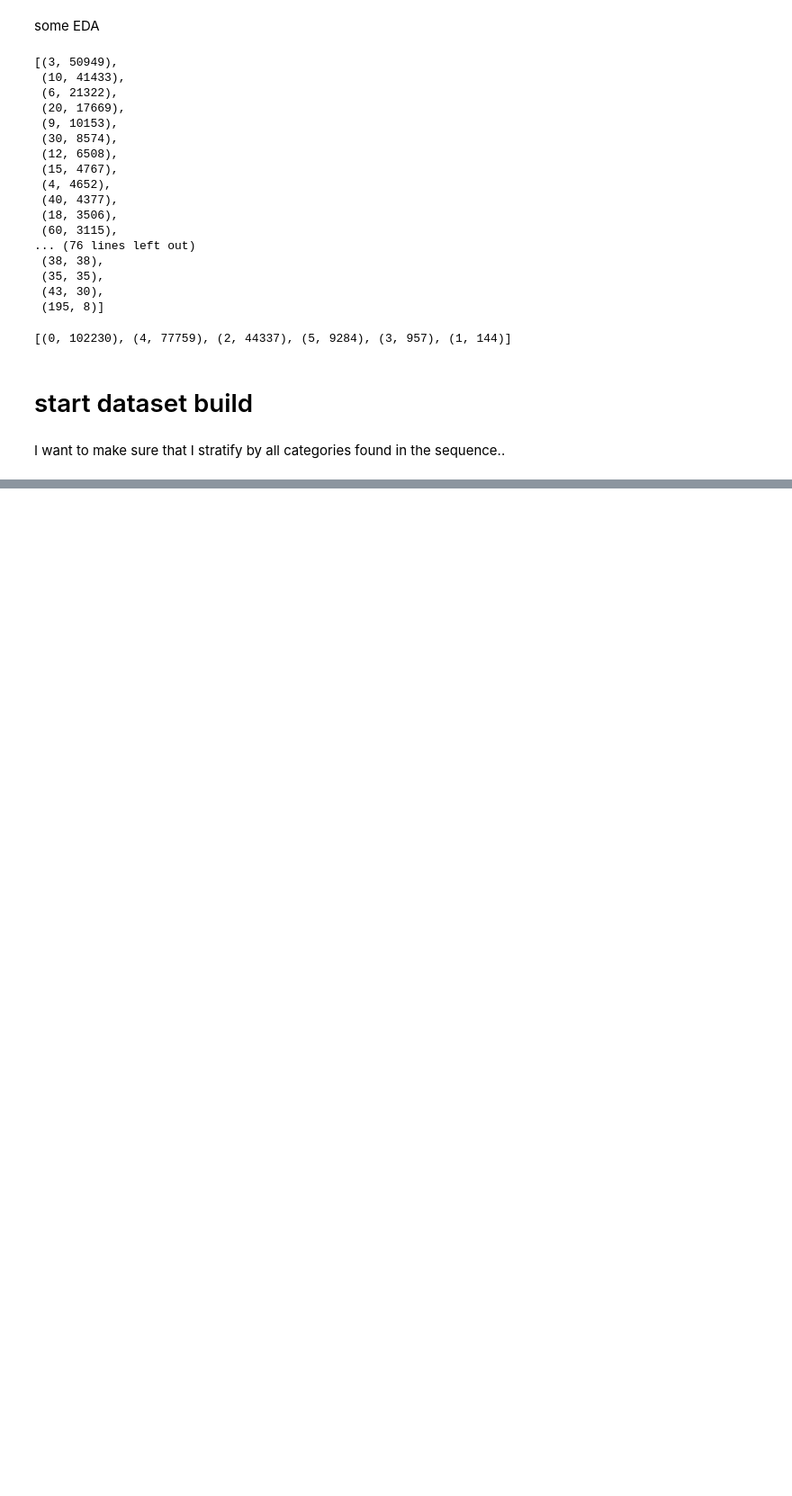
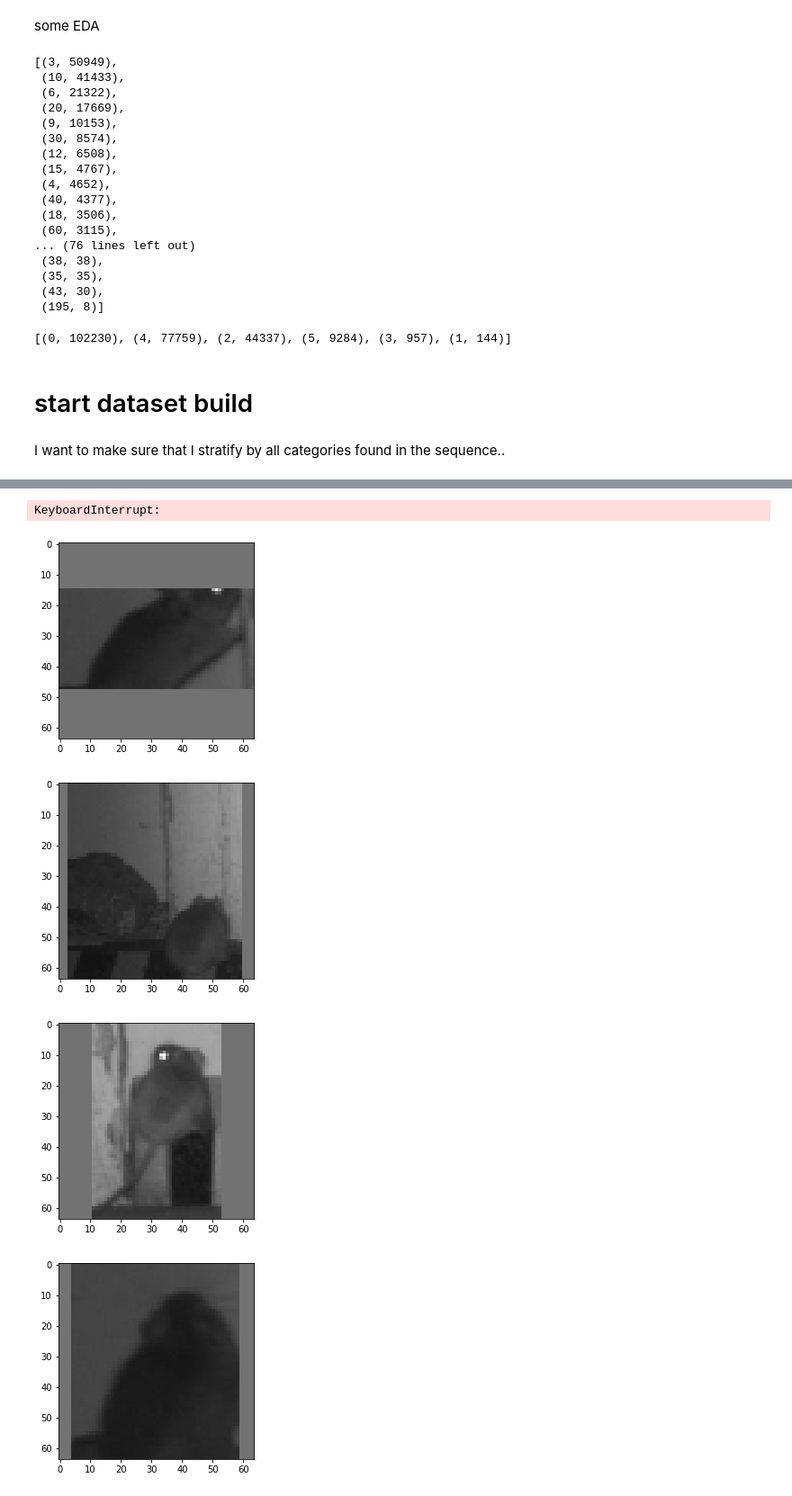
Before and after one commit to Jakob-98/wild, a Jupyter notebook: notebooks_misc/islands_generate_sequencedata.ipynb, the cells around one changed output, grey strips where cells are left out. Shown at 90% size. Drawn from its saved outputs; the diff is of its cells as text; code cells hidden in the pictures; blank space fills up the shorter version.

```diff
--- a/notebooks_misc/islands_generate_sequencedata.ipynb
+++ b/notebooks_misc/islands_generate_sequencedata.ipynb
@@ -185,0 +168,12 @@ trainfull, test = train_test_split(meta_anno, test_size=(full_length//5), random
+# %%
+all_sequences75 = list(set([i.get('seq_id') for i in train_meta_anno]))
+full_length10 = len(all_sequences75)
+orderedseqcats10 = get_ordered_sequence_categories(train_meta_anno,all_sequences75)
+labels = orderedseqcats10
+train_10, _ = train_test_split(all_sequences75, test_size=(int(full_length10*0.90)), random_state=42, stratify=labels)
+# %%
+train10_meta_anno = []
+trainseqset = set(train_10) # O(1) lookup
+for ma in meta_anno:
+    if ma.get('seq_id') in trainseqset:
+        train10_meta_anno.append(ma)
@@ -185,0 +337,26 @@ trainfull, test = train_test_split(meta_anno, test_size=(full_length//5), random
+# %%
+sequences_train10 = list(set([i.get('seq_id') for i in train10_meta_anno]))
+imgs_seq_lookup = {}
+for ma in train10_meta_anno:
+    imgs_seq_lookup.setdefault(ma.get('seq_id','empty'),[]).append(ma)
+for sequence in tqdm(sequences_train10):
+    filenames = [i.get('file_name') for i in imgs_seq_lookup.get(sequence)]
+    ids = [i.get('image_id') for i in imgs_seq_lookup.get(sequence)]
+    p = lambda x: str(Path(basepath) / x)
+    paths = [p(x) for x in filenames]
+    imgs = generate_boxed_by_sequence(paths, 64)
+    for im, fn in zip(imgs, ids):
+        cv2.imwrite(seq_path + fn + '.jpg', im)
+# %% [output]
+KeyboardInterrupt:
+# %%
+imgs = generate_boxed_by_sequence(testpath, 64)
+# %%
+for im in imgs:
+    plt.imshow(im)
+    plt.show()
+# %% [output]
+[figure, added]
+[figure, added]
+[figure, added]
+[figure, added]
```
Also changed, not shown: parts of 16 cells of this notebook, 2 other files.
